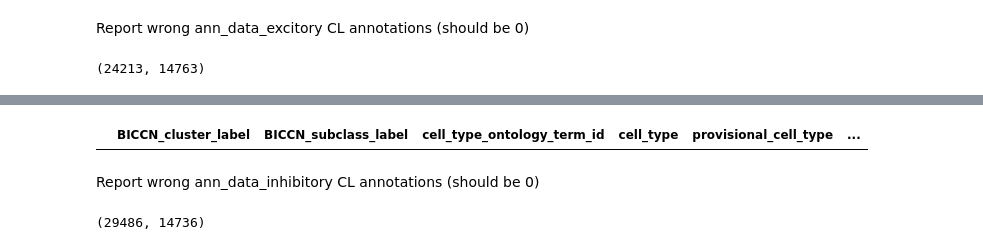
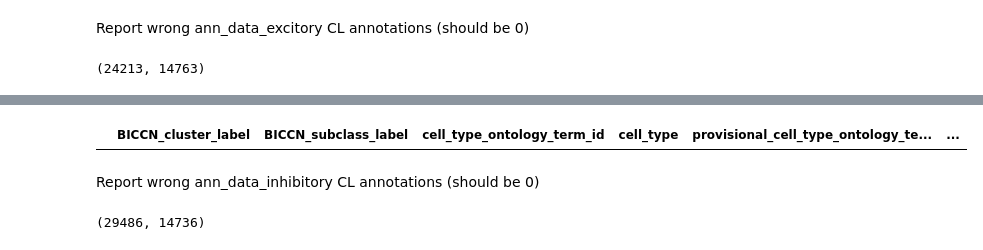
Before and after one commit to hkir-dev/h5ad-annotation, a Jupyter notebook: BDSO-multi-species-correlation.ipynb, the cells around one changed output, grey strips where cells are left out. Cells and saved outputs as stored; diff of their text form; code cells hidden in the pictures.

```diff
--- a/BDSO-multi-species-correlation.ipynb
+++ b/BDSO-multi-species-correlation.ipynb
@@ -414,6 +418,7 @@ def add_ontology_annotations(row):
     cl_label = row.cell_type
     pcl_id = ""
     pcl_label = ""
+    pcl_symbol = ""
     # search barcode in the inverse table and get related accession_ids (0 or 1 result)
     if row.name in accession_to_sample.index:
         samples = accession_to_sample.loc[row.name]
@@ -424,10 +429,11 @@ def add_ontology_annotations(row):
             cl_label = str(pcl_mapping[accession_id]["cl_label"]).strip()
             pcl_id = str(pcl_mapping[accession_id]["pcl_id"]).replace("http://purl.obolibrary.org/obo/PCL_", "PCL:")
             pcl_label = str(pcl_mapping[accession_id]["pcl_label"]).strip()
-    return cl_id, cl_label, pcl_id, pcl_label
+            pcl_symbol = str(pcl_mapping[accession_id]["pcl_symbol"]).strip()
+    return cl_id, cl_label, pcl_id, pcl_label, pcl_symbol
 # %%
 annotations = ann_data_excitory.obs.apply(lambda row: add_ontology_annotations(row), axis=1, result_type="expand")
-ann_data_excitory.obs[["cell_type_ontology_term_id", "cell_type", "provisional_cell_type", "provisional"]] = annotations
+ann_data_excitory.obs[["cell_type_ontology_term_id", "cell_type", "provisional_cell_type_ontology_term_id", "provisional_cell_type_name", "provisional_cell_type"]] = annotations
 ad.AnnData.write_h5ad(ann_data_excitory, "h5ad-out/evolution-of-cellular-diversity-excitory-cellxgene.h5ad", compression="gzip")
 
 ann_data_excitory.obs.head(5)
@@ -542,7 +548,7 @@ wrong_alignments.head(5)
 # %%
-wrong_alignments[["BICCN_cluster_label", "BICCN_subclass_label", "cell_type_ontology_term_id", "cell_type", "provisional_cell_type", "provisional"]]
+wrong_alignments[["BICCN_cluster_label", "BICCN_subclass_label", "cell_type_ontology_term_id", "cell_type", "provisional_cell_type_ontology_term_id", "provisional_cell_type_name", "provisional_cell_type"]]
 # %% [output]
-|  | BICCN_cluster_label | BICCN_subclass_label | cell_type_ontology_term_id | cell_type | provisional_cell_type | ... |
+|  | BICCN_cluster_label | BICCN_subclass_label | cell_type_ontology_term_id | cell_type | provisional_cell_type_ontology_te... | ... |
 # %% [markdown]
 Report wrong ann_data_inhibitory CL annotations (should be 0)
 # %%
```
Also changed, not shown: parts of 14 cells of this notebook.
